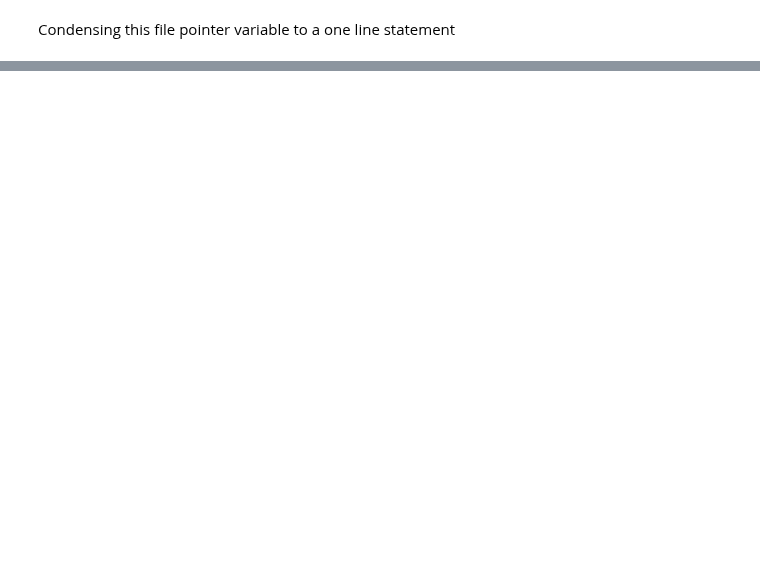
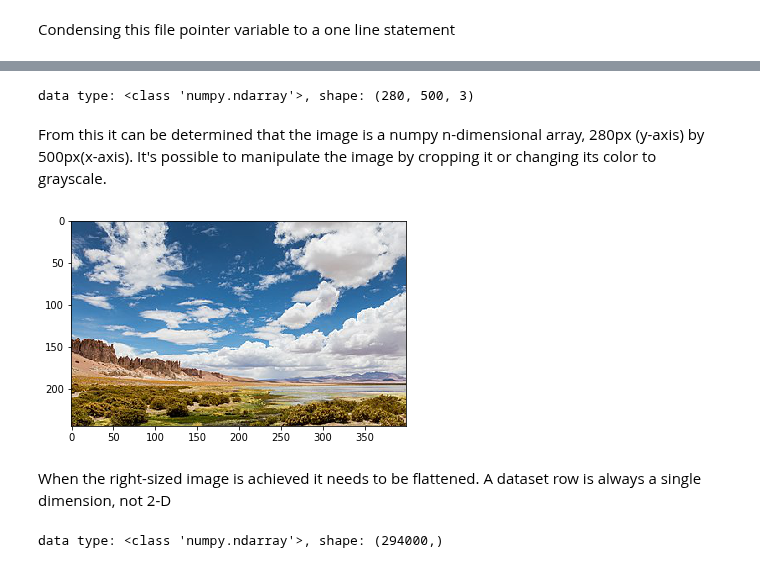
Before and after one commit to lynstanford/Python-for-Data-Science-for-Dummies-2, a Jupyter notebook: P4DS4D2.ipynb, the cells around one changed output, grey strips where cells are left out. Saved outputs shown, nothing was run; the diff lists cells and outputs as text; code cells hidden in the pictures; blank space fills up the shorter version.

```diff
--- a/P4DS4D2.ipynb
+++ b/P4DS4D2.ipynb
@@ -92,0 +198,20 @@ trig_values = pd.read_excel("Values.xls", 'Sheet1', index_col=None, na_values=['
+# %%
+print("data type: %s, shape: %s" %(type(image), image.shape))
+# %% [output]
+data type: <class 'numpy.ndarray'>, shape: (280, 500, 3)
+# %% [markdown]
+From this it can be determined that the image is a numpy n-dimensional array, 280px (y-axis) by 500px(x-axis).
+It's possible to manipulate the image by cropping it or changing its color to grayscale.
+# %%
+image2 = image[5:250, 0:400]
+plt.imshow(image2, cmap=cm.summer)
+plt.show()
+# %% [output]
+[figure, added]
+# %% [markdown]
+When the right-sized image is achieved it needs to be flattened. A dataset row is always a single dimension, not 2-D
+# %%
+image_row = image2.flatten()
+print("data type: %s, shape: %s" % (type(image_row), image_row.shape))
+# %% [output]
+data type: <class 'numpy.ndarray'>, shape: (294000,)
```
Also changed, not shown: parts of 22 cells of this notebook, 1 other file.
